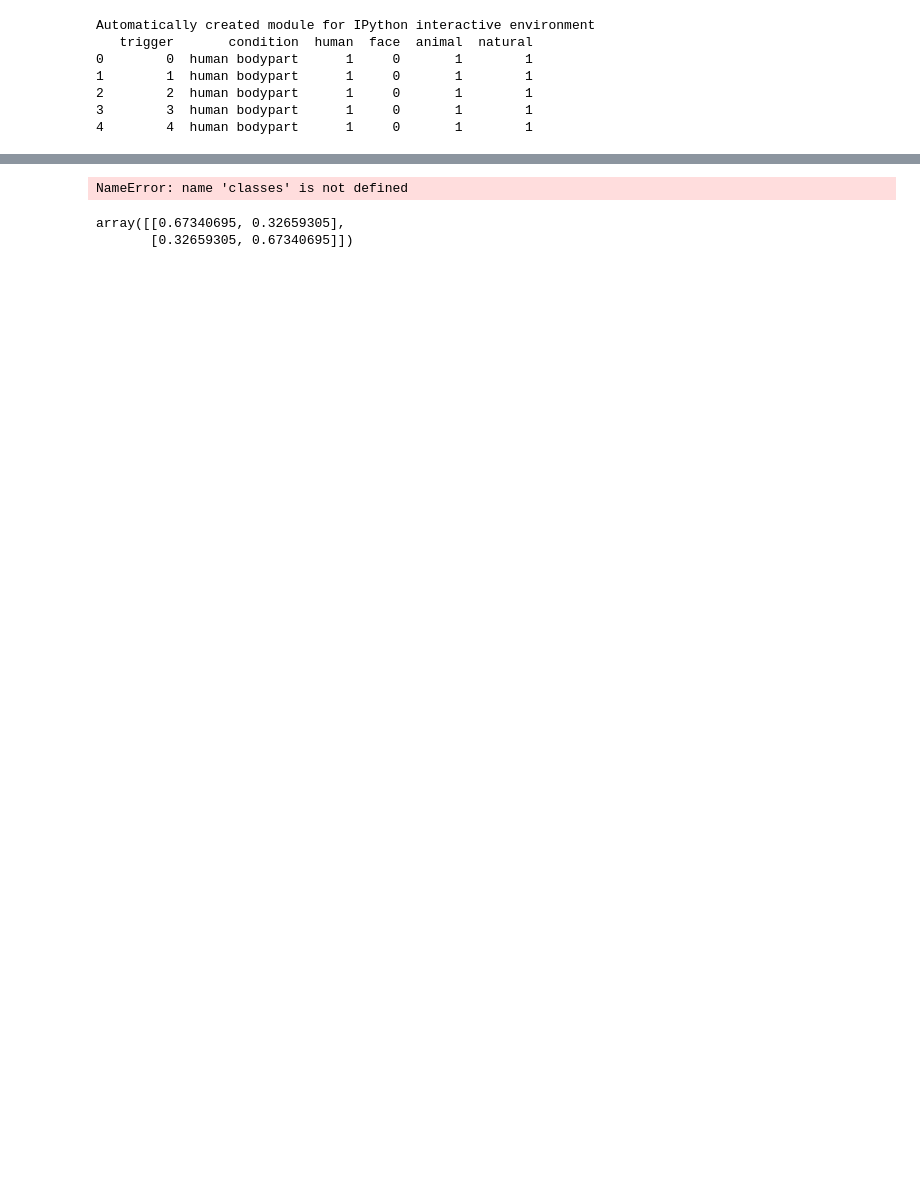
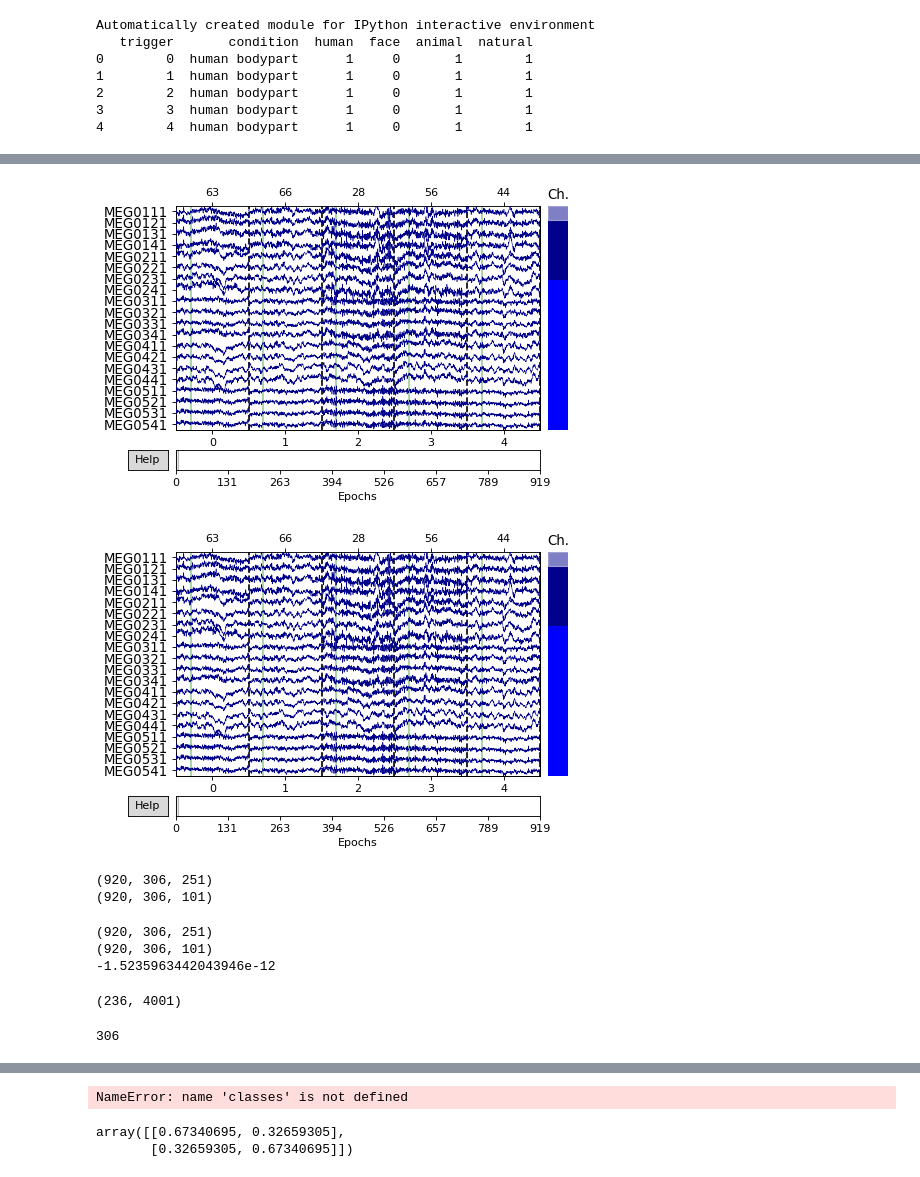
Before and after one commit to PengboHu1821/Cichy_2014_Classfication, a Jupyter notebook: NEUR182_FInal_Project_1124.ipynb, the cells around one changed output, grey strips where cells are left out. Cells and saved outputs as stored; diff of their text form; code cells hidden in the pictures; blank space fills up the shorter version.

```diff
--- a/NEUR182_FInal_Project_1124.ipynb
+++ b/NEUR182_FInal_Project_1124.ipynb
@@ -323,0 +83,18 @@ classes = set(y_sup)
+# %%
+epochs.plot(n_epochs=5)
+# %% [output]
+[figure, added]
+[figure, added]
+# %%
+ep50_300 = epochs.copy().crop(0.05, 0.3).get_data() # X
+base10_0 = epochs.copy().crop(-0.1, 0).get_data() # Q
+# %% [output]
+(920, 306, 251)
+(920, 306, 101)
+# %%
+print(ep50_300.shape)
+print(base10_0.shape)
+# %% [output]
+(920, 306, 251)
+(920, 306, 101)
+-1.5235963442043946e-12
@@ -323,0 +129,6 @@ classes = set(y_sup)
+# %%
+print(MyMorletFamily.shape)
+ep50_300.shape[1]
+# %% [output]
+(236, 4001)
+306
```
Also changed, not shown: parts of 41 cells of this notebook.
